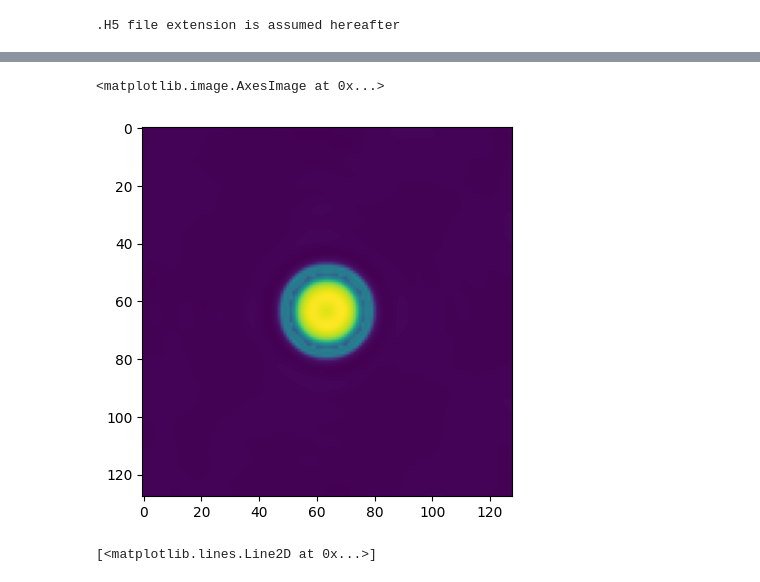
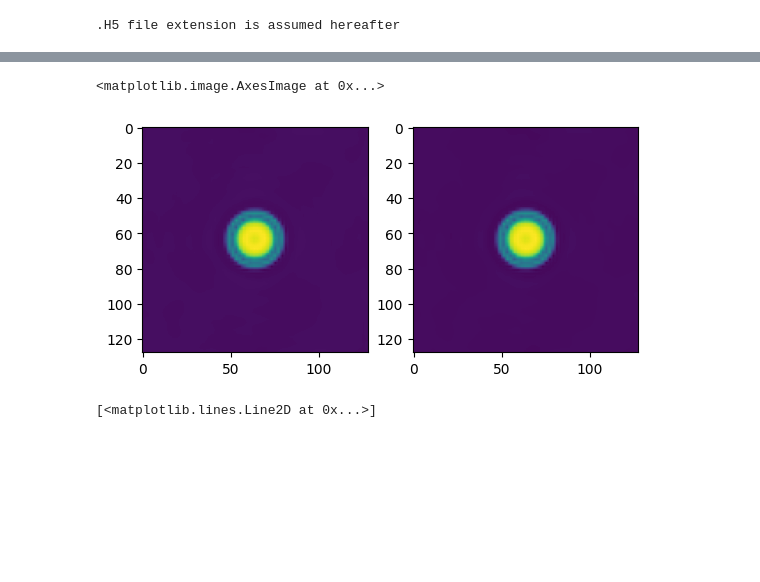
Before and after one commit to yashpatel5400/fpo, a Jupyter notebook: scratch/wavelet.ipynb, the cells around one changed output, grey strips where cells are left out. Cells and saved outputs as stored; diff of their text form; code cells hidden in the pictures; blank space fills up the shorter version.

```diff
--- a/scratch/wavelet.ipynb
+++ b/scratch/wavelet.ipynb
@@ -142,24 +137,2 @@ plt.imshow(y_rec)
-# %%
-y_rec   = np.zeros(y.shape)
-y_rec_2 = np.zeros(y.shape)
-
-for i in range(x_rec.shape[0]):
-    for j in range(x_rec.shape[0]):
-        xi = np.array([x_rec[i],x_rec[j]]) - A
-
-        # Approx
-        inv_s = pow(2, scale - nb_levels)
-        ks = np.array([[(k_1, k_2) for k_2 in range(LL.shape[1])] for k_1 in range(LL.shape[0])])
-        idxs = get_disc_idxs(xi, ks, inv_s)
-        fL_x, fL_y = fL[idxs[:,:,0]], fL[idxs[:,:,1]]
-        fH_x, fH_y = fH[idxs[:,:,0]], fH[idxs[:,:,1]]
-
-        disc_fLL = fL_x * fL_y
-        disc_fLH = fL_x * fH_y
-        disc_fHL = fH_x * fL_y
-        disc_fHH = fH_x * fH_y
-
-        y_rec[j, i] = k_s * sqrt(inv_s) * np.sum(LH * disc_fLH)  / sqrt(2)
-        # y_rec_2[j, i] = k_s * sqrt(inv_s) * np.sum(LL * disc_fLL)  / sqrt(2)
 # %%
-rec_data = pywt.idwt2((LL, (None, None, None)), 'db2')
+ref_rec = pywt.idwt2((LL, (None, None, None)), 'db2')
@@ -246,5 +138,0 @@ plt.imshow(y_rec)
-# %%
-plt.imshow(y)
-# %% [output]
-<matplotlib.image.AxesImage at 0x...>
-[figure, removed]
@@ -301,3 +139,10 @@ for i_x in range(x_rec.shape[0]):
+# %%
+fig, axs = plt.subplots(1, 2)
+axs[0].imshow(y_rec)
+axs[1].imshow(ref_rec)
+# %% [output]
+<matplotlib.image.AxesImage at 0x...>
+[figure, added]
 # %%
 import numpy as np
 from math import sqrt
```
Also changed, not shown: parts of 7 cells of this notebook.
